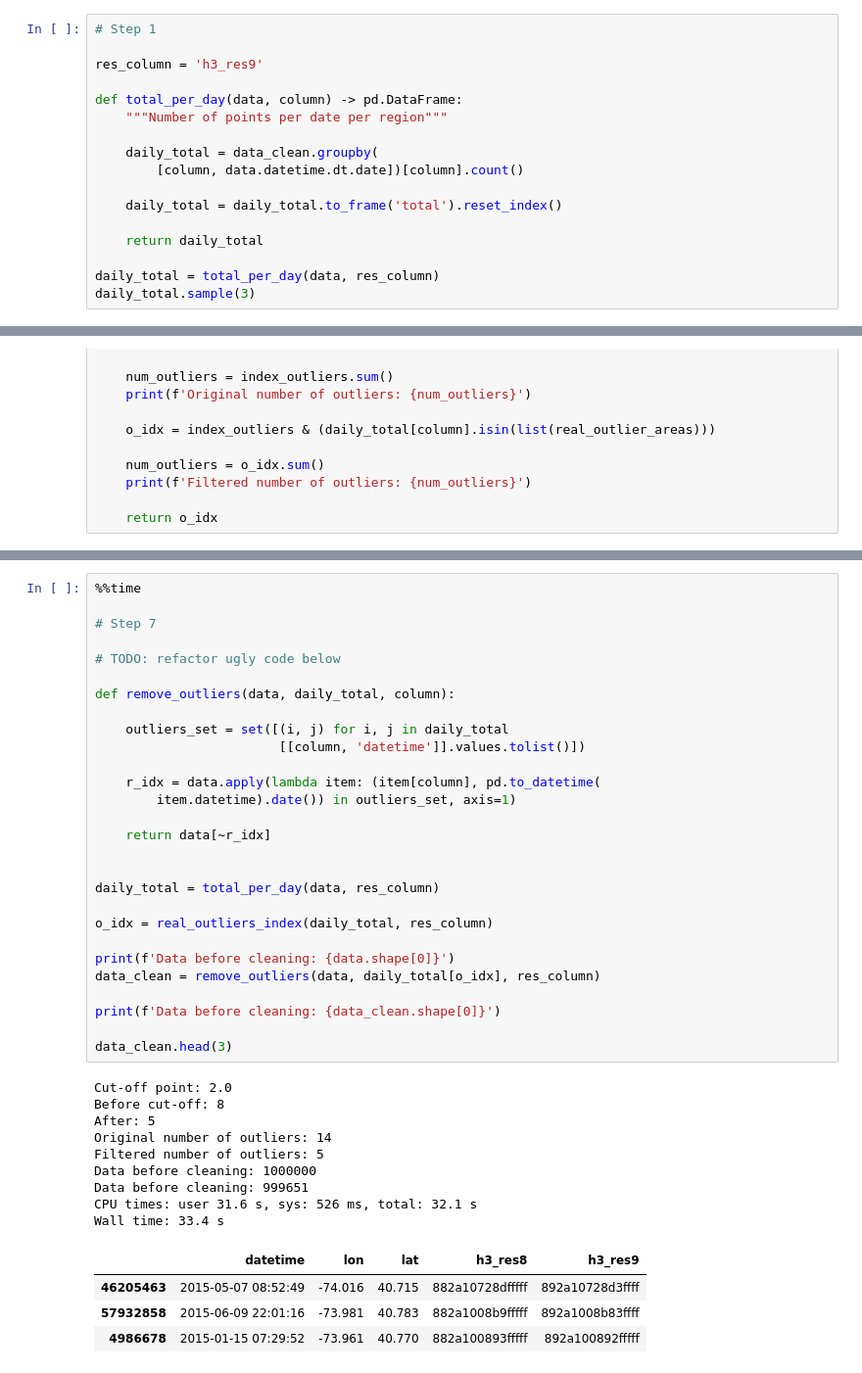
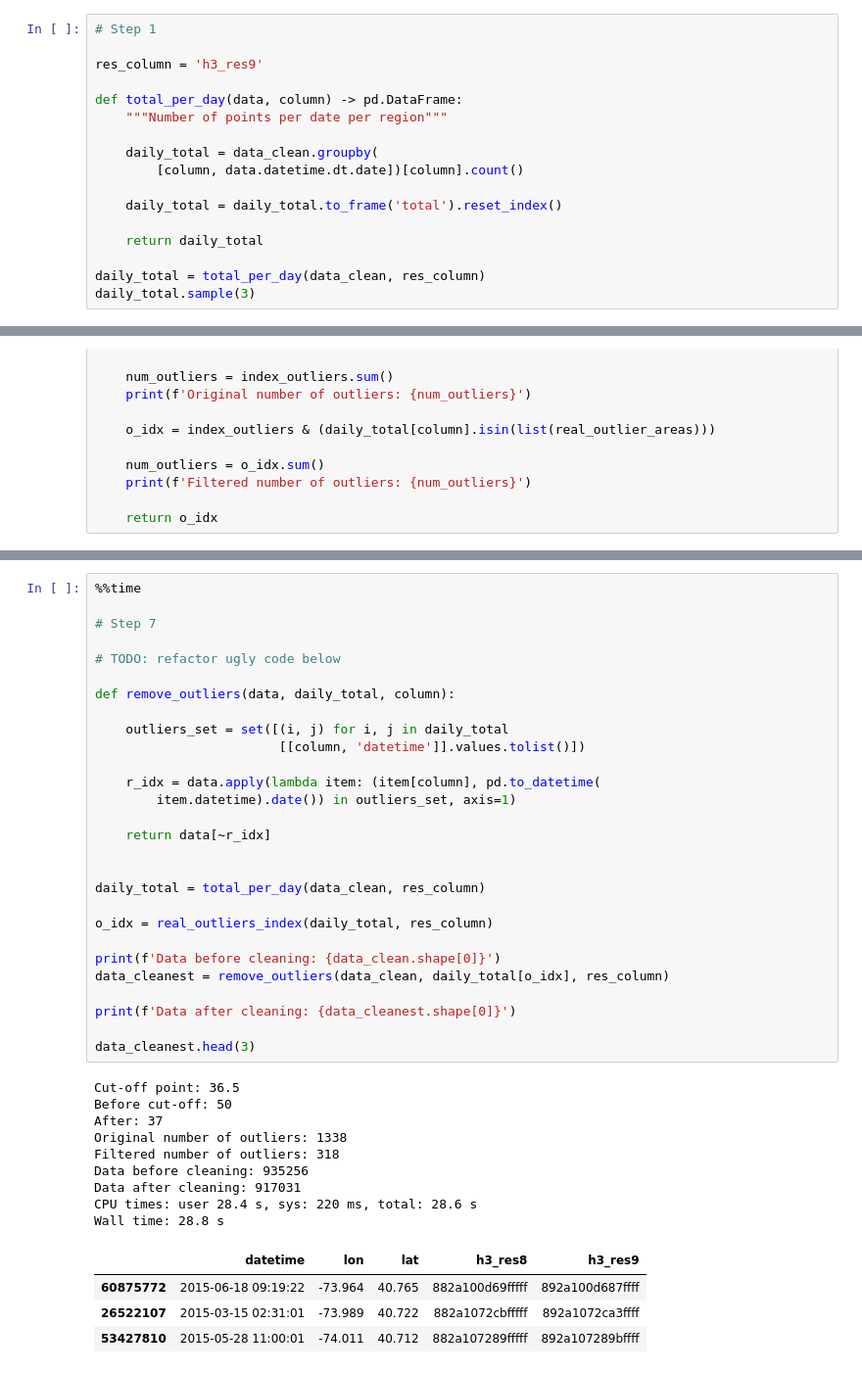
Before and after one commit to sash-ko/ai-transportation, a Jupyter notebook: demand-prediction/2-discrete-areas.ipynb, the cells around one changed output, grey strips where cells are left out. Shown at 98% size. Cells and saved outputs as stored; diff of their text form.

```diff
--- a/demand-prediction/2-discrete-areas.ipynb
+++ b/demand-prediction/2-discrete-areas.ipynb
@@ -424,7 +424,7 @@ def total_per_day(data, column) -> pd.DataFrame:
 
     return daily_total
 
-daily_total = total_per_day(data, res_column)
+daily_total = total_per_day(data_clean, res_column)
 daily_total.sample(3)
 # %% [output]
 |  | h3_res9 | datetime | total |
@@ -486,45 +474,45 @@ daily_total[index_outliers].sample(3)
 # %%
 %%time
 
 # Step 7
 
 # TODO: refactor ugly code below
 
 def remove_outliers(data, daily_total, column):
 
     outliers_set = set([(i, j) for i, j in daily_total
                         [[column, 'datetime']].values.tolist()])
 
     r_idx = data.apply(lambda item: (item[column], pd.to_datetime(
         item.datetime).date()) in outliers_set, axis=1)
 
     return data[~r_idx]
 
 
-daily_total = total_per_day(data, res_column)
+daily_total = total_per_day(data_clean, res_column)
 
 o_idx = real_outliers_index(daily_total, res_column)
 
-print(f'Data before cleaning: {data.shape[0]}')
-data_clean = remove_outliers(data, daily_total[o_idx], res_column)
+print(f'Data before cleaning: {data_clean.shape[0]}')
+data_cleanest = remove_outliers(data_clean, daily_total[o_idx], res_column)
 
-print(f'Data before cleaning: {data_clean.shape[0]}')
+print(f'Data after cleaning: {data_cleanest.shape[0]}')
 
-data_clean.head(3)
+data_cleanest.head(3)
 # %% [output]
-Cut-off point: 2.0
-Before cut-off: 8
-After: 5
-Original number of outliers: 14
-Filtered number of outliers: 5
-Data before cleaning: 1000000
-Data before cleaning: 999651
-CPU times: user 31.6 s, sys: 526 ms, total: 32.1 s
-Wall time: 33.4 s
+Cut-off point: 36.5
+Before cut-off: 50
+After: 37
+Original number of outliers: 1338
+Filtered number of outliers: 318
+Data before cleaning: 935256
+Data after cleaning: 917031
+CPU times: user 28.4 s, sys: 220 ms, total: 28.6 s
+Wall time: 28.8 s
 |  | datetime | lon | lat | h3_res8 | h3_res9 |
-| 46205463 | 2015-05-07 08:52:49 | -74.016 | 40.715 | 882a10728dfffff | 892a10728d3ffff |
-| 57932858 | 2015-06-09 22:01:16 | -73.981 | 40.783 | 882a1008b9fffff | 892a1008b83ffff |
-| 4986678 | 2015-01-15 07:29:52 | -73.961 | 40.770 | 882a100893fffff | 892a100892fffff |
+| 60875772 | 2015-06-18 09:19:22 | -73.964 | 40.765 | 882a100d69fffff | 892a100d687ffff |
+| 26522107 | 2015-03-15 02:31:01 | -73.989 | 40.722 | 882a1072cbfffff | 892a1072ca3ffff |
+| 53427810 | 2015-05-28 11:00:01 | -74.011 | 40.712 | 882a107289fffff | 892a107289bffff |
 # %%
 fig = plt.figure(figsize=(17, 8))
 (ax1, ax2) = fig.subplots(1, 2, sharex=True, sharey=True)
```
Also changed, not shown: parts of 7 cells of this notebook.
